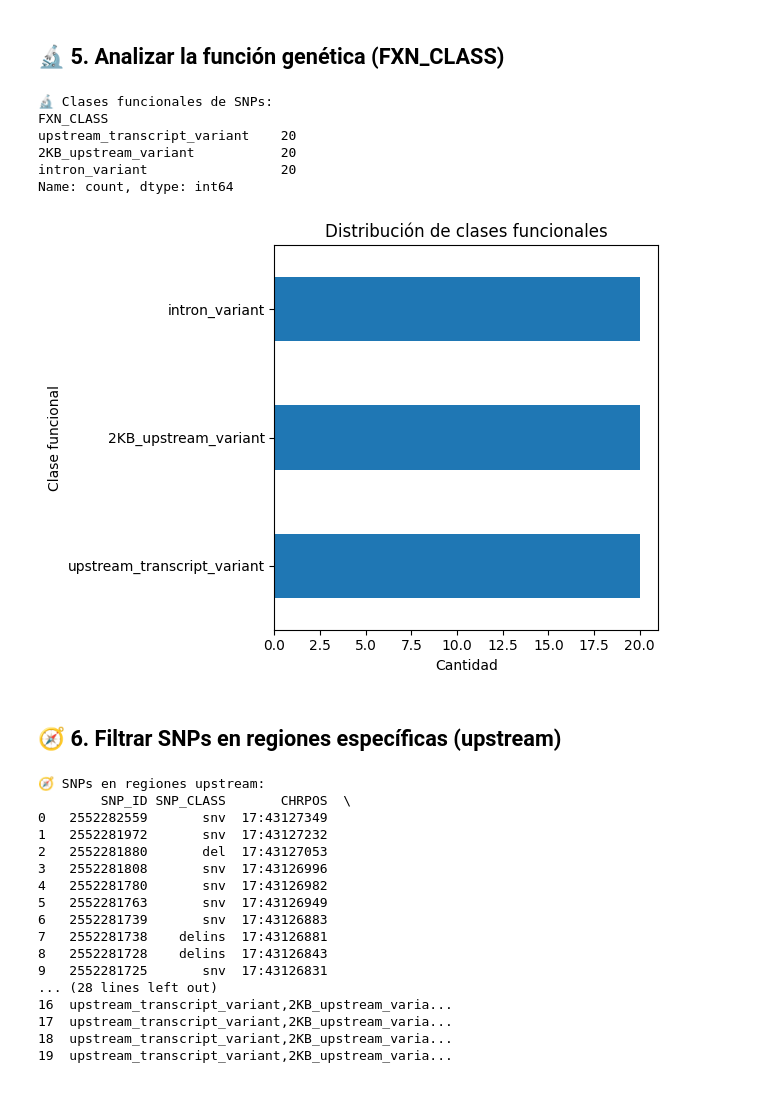
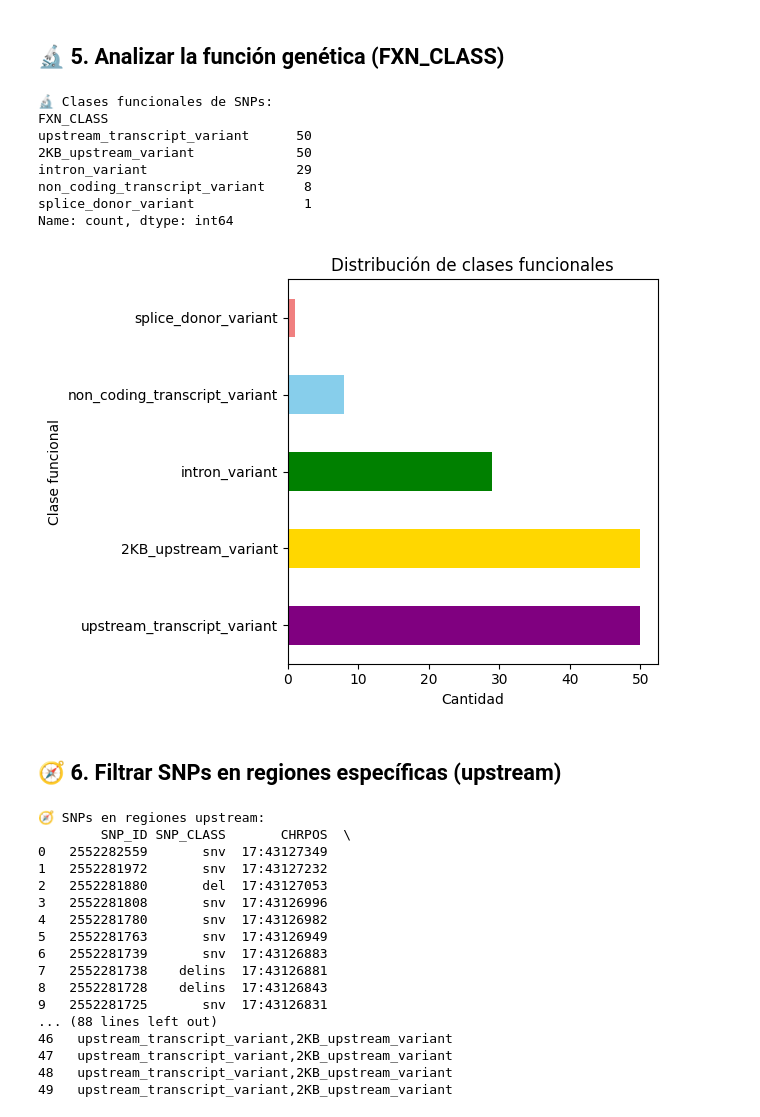
Before and after one commit to MilagrosLG/GENOMICA, a Jupyter notebook: notebooks/3_SNPs.ipynb, the cells around one changed output. Saved outputs shown, nothing was run; the diff lists cells and outputs as text; code cells hidden in the pictures.

```diff
--- a/notebooks/3_SNPs.ipynb
+++ b/notebooks/3_SNPs.ipynb
@@ -29,7 +33,7 @@ Requirement already satisfied: numpy in /usr/local/lib/python3.12/dist-packages
 # %%
 # 🧪 Buscar SNPs en BRCA1 en humanos
 search_term = "BRCA1 AND Homo sapiens[Organism]"
-handle = Entrez.esearch(db="snp", term=search_term, retmax=20)
+handle = Entrez.esearch(db="snp", term=search_term, retmax=50)
 record = Entrez.read(handle)
 handle.close()
 
@@ -107,23 +115,27 @@ Name: count, dtype: int64
 # %%
 
 print("🔬 Clases funcionales de SNPs:")
 fxn_counts = df_snps["FXN_CLASS"].str.split(",").explode().value_counts()
 print(fxn_counts)
 
+colors = ['purple', 'gold', 'green','skyblue','lightcoral']
+
 # Visualización
-fxn_counts.plot(kind='barh', title='Distribución de clases funcionales')
+fxn_counts.plot(kind='barh', title='Distribución de clases funcionales', color=colors)
 plt.xlabel("Cantidad")
 plt.ylabel("Clase funcional")
 plt.tight_layout()
 plt.show()
 # %% [output]
 🔬 Clases funcionales de SNPs:
 FXN_CLASS
-upstream_transcript_variant    20
-2KB_upstream_variant           20
-intron_variant                 20
+upstream_transcript_variant      50
+2KB_upstream_variant             50
+intron_variant                   29
+non_coding_transcript_variant     8
+splice_donor_variant              1
 Name: count, dtype: int64
-[figure, old version]
+[figure, new version]
 # %% [markdown]
 ## 🧭 6. Filtrar SNPs en regiones específicas (upstream)
 # %%
@@ -144,11 +156,11 @@ print(upstream_snps)
 7   2552281738    delins  17:43126881
 8   2552281728    delins  17:43126843
 9   2552281725       snv  17:43126831
-... (28 lines left out)
-16  upstream_transcript_variant,2KB_upstream_varia...
-17  upstream_transcript_variant,2KB_upstream_varia...
-18  upstream_transcript_variant,2KB_upstream_varia...
-19  upstream_transcript_variant,2KB_upstream_varia...
+... (88 lines left out)
+46   upstream_transcript_variant,2KB_upstream_variant
+47   upstream_transcript_variant,2KB_upstream_variant
+48   upstream_transcript_variant,2KB_upstream_variant
+49   upstream_transcript_variant,2KB_upstream_variant
 # %% [markdown]
 
 ## 🧠 7. Preguntas de interpretación
```
Also changed, not shown: parts of 4 cells of this notebook.
